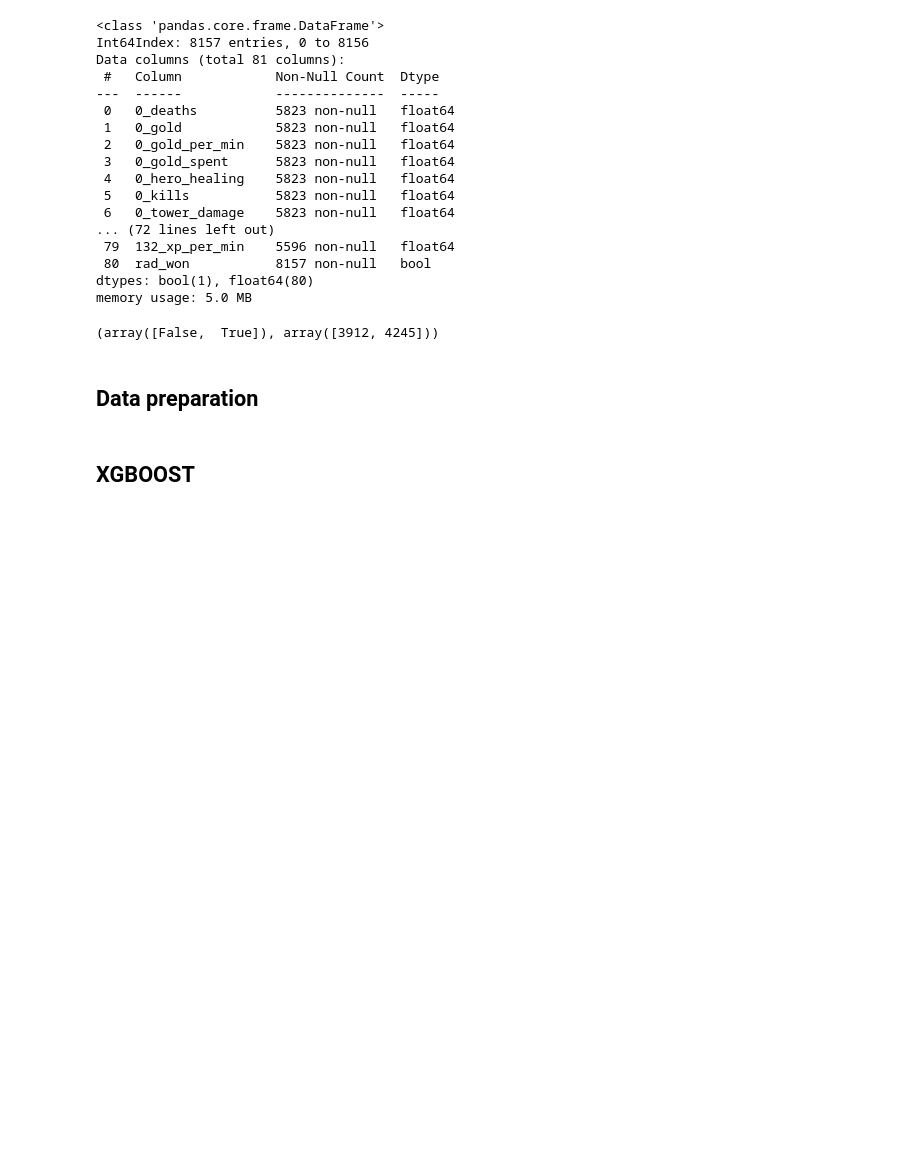
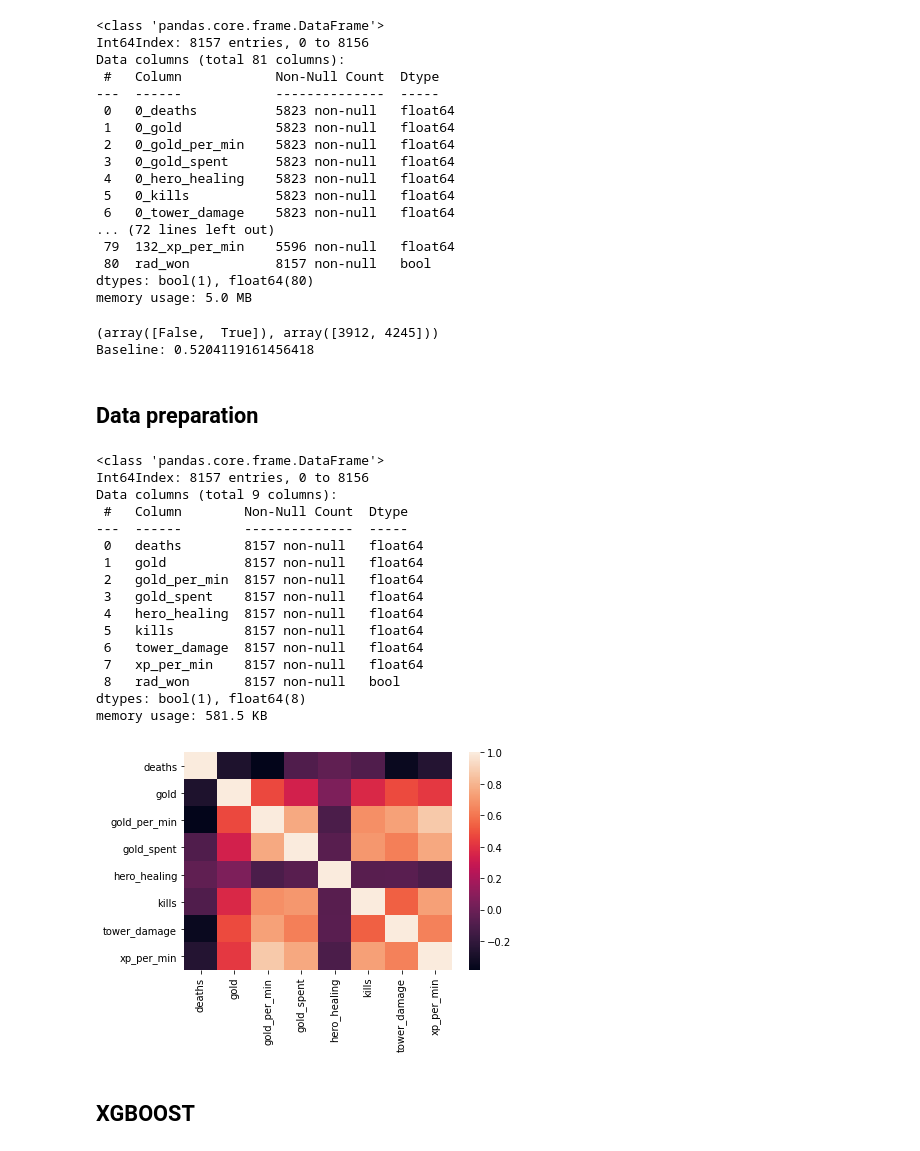
Before and after one commit to Hazarrrd/Dota2-match-predictor, a Jupyter notebook: ml.ipynb, the cells around one changed output. Cells and saved outputs as stored; diff of their text form; code cells hidden in the pictures; blank space fills up the shorter version.

```diff
--- a/ml.ipynb
+++ b/ml.ipynb
@@ -75,8 +76,11 @@ Data columns (total 81 columns):
 dtypes: bool(1), float64(80)
 memory usage: 5.0 MB
 # %%
-print(np.unique(dataset.iloc[:,-1], return_counts=True))
+class_counts = np.unique(dataset.iloc[:,-1], return_counts=True)
+print(class_counts)
+print("Baseline:", class_counts[1][1] / (class_counts[1][0] + class_counts[1][1]))
 # %% [output]
 (array([False,  True]), array([3912, 4245]))
+Baseline: 0.5204119161456418
 # %% [markdown]
 ## Data preparation
@@ -88,3 +87,45 @@ X, y = dataset.iloc[:,:-1],dataset.iloc[:,-1]
+# %%
+np.random.seed(123)
+dataset.fillna(dataset.mean(), inplace=True) # fill 'NaNs', comment out if not needed
+unique_features = ['deaths', 'gold', 'gold_per_min', 'gold_spent', 'hero_healing', 'kills', 'tower_damage', 'xp_per_min']
+aggregated_dataset = pd.DataFrame()
+for feature in unique_features:
+    for team in [0, 128]:
+        summed_feature = 0
+        for i in range(5):
+            summed_feature += dataset[f"{team + i}_{feature}"]
+        if team == 0:
+            aggregated_dataset[f"{feature}"] = summed_feature
+        else:
+            aggregated_dataset[f"{feature}"] -= summed_feature
+
+aggregated_dataset["rad_won"] = dataset["rad_won"]
+dataset = aggregated_dataset
+X, y = dataset.iloc[:,:-1],dataset.iloc[:,-1]
+# X = preprocessing.StandardScaler().fit_transform(X)
+corr = dataset.iloc[:, :8].corr()
+ax = sns.heatmap(
+    corr,
+)
+dataset.info()
+# %% [output]
+<class 'pandas.core.frame.DataFrame'>
+Int64Index: 8157 entries, 0 to 8156
+Data columns (total 9 columns):
+ #   Column        Non-Null Count  Dtype
+---  ------        --------------  -----
+ 0   deaths        8157 non-null   float64
+ 1   gold          8157 non-null   float64
+ 2   gold_per_min  8157 non-null   float64
+ 3   gold_spent    8157 non-null   float64
+ 4   hero_healing  8157 non-null   float64
+ 5   kills         8157 non-null   float64
+ 6   tower_damage  8157 non-null   float64
+ 7   xp_per_min    8157 non-null   float64
+ 8   rad_won       8157 non-null   bool
+dtypes: bool(1), float64(8)
+memory usage: 581.5 KB
+[figure, added]
 # %% [markdown]
 ## XGBOOST
 # %% [markdown]
```
Also changed, not shown: parts of 5 cells of this notebook, 1 other file.
